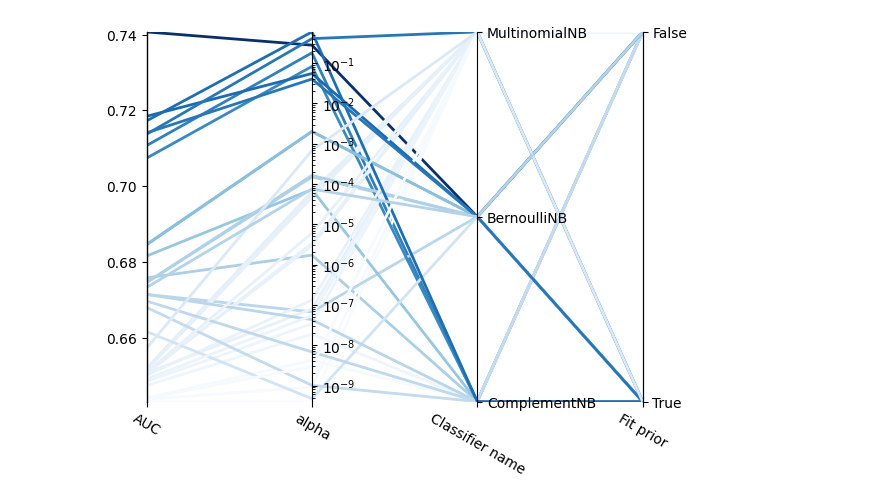
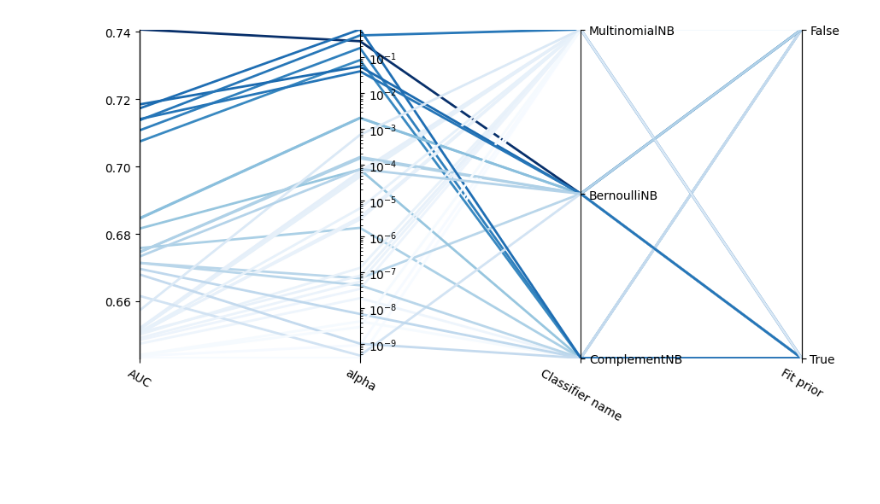
Before and after one commit to AndressaStefany/severityPrediction, a Jupyter notebook: src/visualize_baseline_results.ipynb, the cells around one changed output. Drawn from its saved outputs; the diff is of its cells as text; code cells hidden in the pictures; blank space fills up the shorter version.

Commit message:
feature: figsize ok

```diff
--- a/src/visualize_baseline_results.ipynb
+++ b/src/visualize_baseline_results.ipynb
@@ -31,15 +31,17 @@ def plot_parallel_coordinate(
     target_name: str = "Objective Value",
     cmap: str = "Blues_r",
     linewidths: float = 2,
-    mapping: Optional[Dict[str,str]] = None
+    mapping: Optional[Dict[str,str]] = None,
+    figsize: Optional[Tuple[int,int]] = None
 ):
     info = _get_parallel_coordinate_info(study, params, target=target, target_name=target_name)
-    return _get_parallel_coordinate_plot(info, cmap=cmap, linewidths=linewidths, mapping=mapping)
-def _get_parallel_coordinate_plot(info, cmap, linewidths, mapping, colorbar: bool = False):
+    return _get_parallel_coordinate_plot(info, cmap=cmap, linewidths=linewidths, mapping=mapping, figsize=figsize)
+
+def _get_parallel_coordinate_plot(info, cmap, linewidths, mapping, colorbar: bool = False, figsize: Optional[Tuple[int,int]] = None):
     target_name = info.target_name
     use_objective = mapping is None or (mapping is not None and "Objective Value" in mapping)
     # Set up the graph style.
-    fig, ax = plt.subplots()
+    fig, ax = plt.subplots(figsize=figsize)
     cmap = plt.get_cmap(cmap)
     ax.spines["top"].set_visible(False)
     ax.spines["bottom"].set_visible(False)
@@ -87,33 +89,32 @@ def _get_parallel_coordinate_plot(info, cmap, linewidths, mapping, colorbar: boo
     plt.xticks(range(len(var_names)), var_names, rotation=330)
 
     for i, dim in enumerate(info.dims_params):
         if mapping is not None and dim.label not in mapping:
             continue
         ax2 = ax.twinx()
         if dim.is_log:
             ax2.set_ylim(np.power(10, dim.range[0]), np.power(10, dim.range[1]))
             ax2.set_yscale("log")
         else:
             ax2.set_ylim(dim.range[0], dim.range[1])
         ax2.spines["top"].set_visible(False)
         ax2.spines["bottom"].set_visible(False)
         ax2.xaxis.set_visible(False)
         ax2.spines["right"].set_position(("axes", (i + 1) / len(info.dims_params)))
         if dim.is_cat:
             ax2.set_yticks(dim.tickvals)
             ax2.set_yticklabels(dim.ticktext)
 
     ax.add_collection(lc)
-
     return ax
 mapping = {'algorithm':'Algorithm','leaf_size':'Leaf size','n_neighbors':'Number of neighbors','p':'p','weights':'Weight'}
 mapping = {'C':'C (regularization)','class_weight':'Class weight','coef0':'coef0','decision_function_shape':'Decision fn shape','degree':'Degree', 'kernel': 'Kernel', 'max_iter': 'Max. iterations', 'shrinking':'Shrinking','tol':'Tolerance'}
 mapping = {'alpha':'alpha','binarize':'Binarize','fit_prior':'Fit prior','classifier_name':'Classifier name'}
 mapping = {'alpha':'alpha','classifier_name':'Classifier name','fit_prior':'Fit prior', 'norm':"Normalization"}
 mapping = {'classifier_name':'Classifier name','var_smoothing':'Variable smoothing'}
 mapping = {'alpha':'alpha','fit_prior':'Fit prior','classifier_name':'Classifier name', 'Objective Value': 'AUC'}
 
 params = [k for k in mapping if k != "Objective Value"]
-fig = plot_parallel_coordinate(study,params,mapping=mapping,cmap="Blues",linewidths=2)
+fig = plot_parallel_coordinate(study,params,mapping=mapping,cmap="Blues",linewidths=2, figsize=(10,5))
 # %% [output]
-[figure, old version]
+[figure, new version]
```
